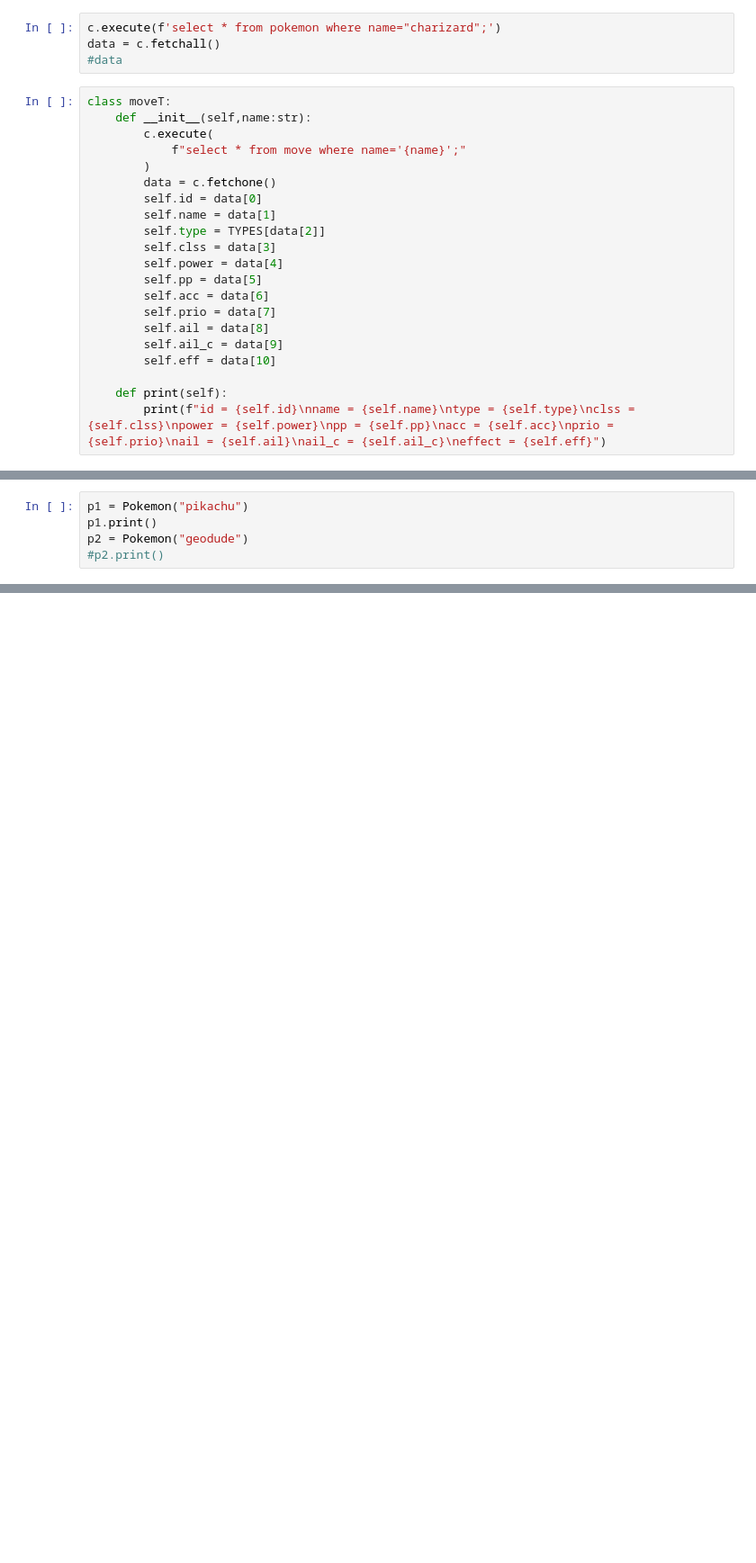
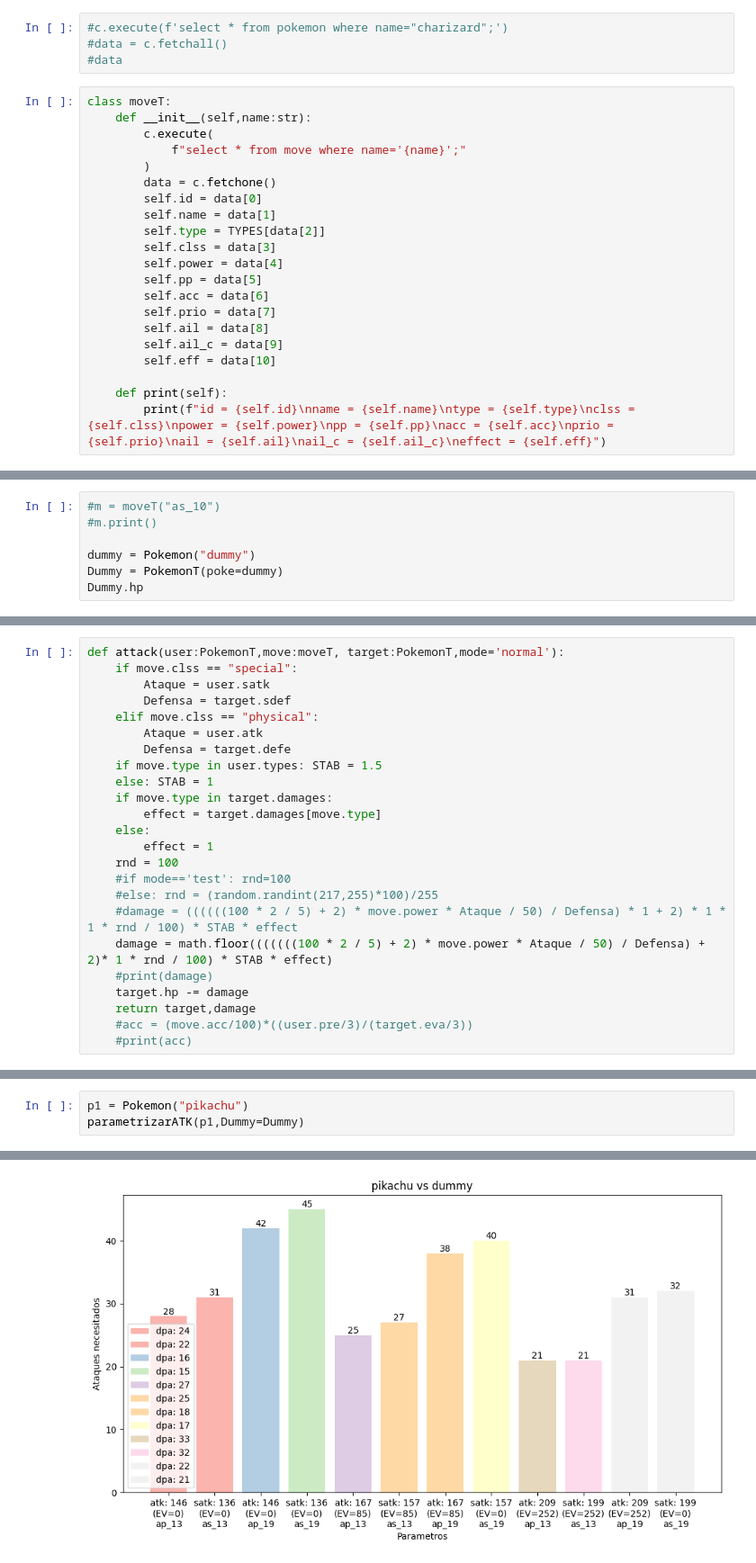
Before and after one commit to ZamRom/PokeTournament, a Jupyter notebook: Testing.ipynb, the cells around one changed output, grey strips where cells are left out. Shown at 90% size. Saved outputs shown, nothing was run; the diff lists cells and outputs as text; blank space fills up the shorter version.

```diff
--- a/Testing.ipynb
+++ b/Testing.ipynb
@@ -116,7 +129,7 @@ class PokemonT:
         self.moves = [moveT(m) for m in moves]
 # %%
-c.execute(f'select * from pokemon where name="charizard";')
-data = c.fetchall()
+#c.execute(f'select * from pokemon where name="charizard";')
+#data = c.fetchall()
 #data
 # %%
 class moveT:
@@ -156,0 +155,7 @@ effect = Inflicts regular damage.
+# %%
+#m = moveT("as_10")
+#m.print()
+
+dummy = Pokemon("dummy")
+Dummy = PokemonT(poke=dummy)
+Dummy.hp
@@ -156,0 +183,24 @@ effect = Inflicts regular damage.
+# %%
+def attack(user:PokemonT,move:moveT, target:PokemonT,mode='normal'):
+    if move.clss == "special":
+        Ataque = user.satk
+        Defensa = target.sdef
+    elif move.clss == "physical":
+        Ataque = user.atk
+        Defensa = target.defe
+    if move.type in user.types: STAB = 1.5
+    else: STAB = 1
+    if move.type in target.damages:
+        effect = target.damages[move.type]
+    else:
+        effect = 1
+    rnd = 100
+    #if mode=='test': rnd=100
+    #else: rnd = (random.randint(217,255)*100)/255
+    #damage = ((((((100 * 2 / 5) + 2) * move.power * Ataque / 50) / Defensa) * 1 + 2) * 1 * 1 * rnd / 100) * STAB * effect
+    damage = math.floor(((((((100 * 2 / 5) + 2) * move.power * Ataque / 50) / Defensa) + 2)* 1 * rnd / 100) * STAB * effect)
+    #print(damage)
+    target.hp -= damage
+    return target,damage
+    #acc = (move.acc/100)*((user.pre/3)/(target.eva/3))
+    #print(acc)
@@ -157,6 +268,4 @@ effect = Inflicts regular damage.
 # %%
 p1 = Pokemon("pikachu")
-p1.print()
-p2 = Pokemon("geodude")
-#p2.print()
+parametrizarATK(p1,Dummy=Dummy)
 # %% [output]
@@ -179,0 +272 @@ fairy:['disarming-voice', 'draining-kiss', 'alluring-voice']
+[figure, added]
```
Also changed, not shown: parts of 13 cells of this notebook, 2 other files.
